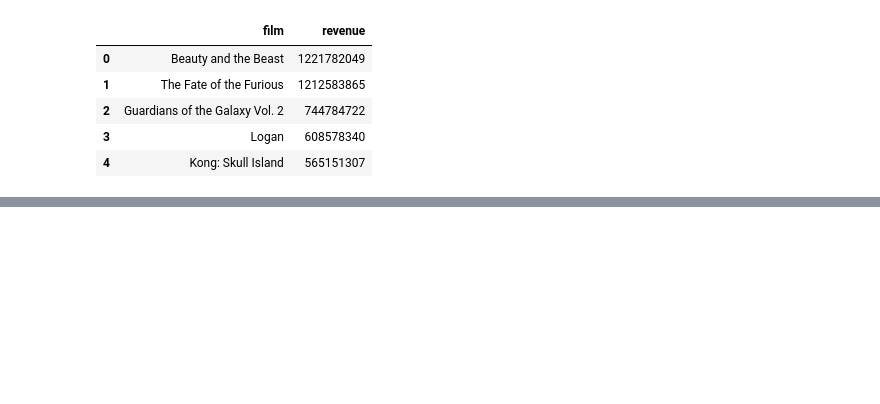
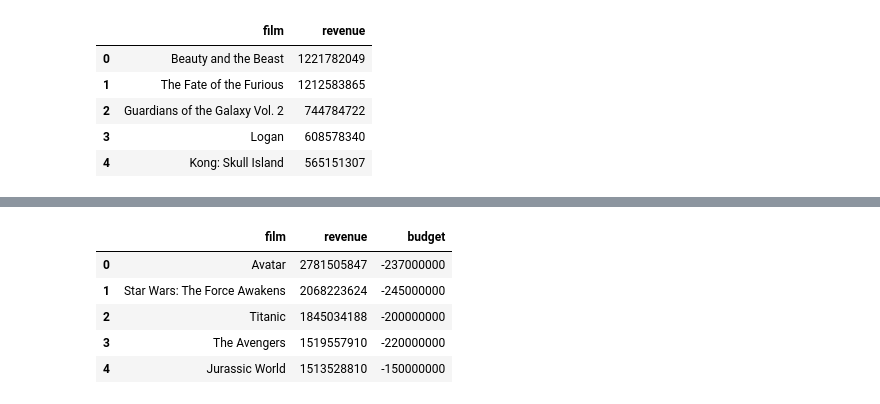
Before and after one commit to M0nica/datalogues-outdated, a Jupyter notebook: content/posts/tmdb-api.ipynb, the cells around one changed output, grey strips where cells are left out. Drawn from its saved outputs; the diff is of its cells as text; code cells hidden in the pictures; blank space fills up the shorter version.

```diff
--- a/content/posts/tmdb-api.ipynb
+++ b/content/posts/tmdb-api.ipynb
@@ -127,0 +110,9 @@ highest_revenue_films
+# %%
+highest_revenue_ever_df.head()
+# %% [output]
+|  | film | revenue | budget |
+| 0 | Avatar | 2781505847 | -237000000 |
+| 1 | Star Wars: The Force Awakens | 2068223624 | -245000000 |
+| 2 | Titanic | 1845034188 | -200000000 |
+| 3 | The Avengers | 1519557910 | -220000000 |
+| 4 | Jurassic World | 1513528810 | -150000000 |
```
Also changed, not shown: parts of 23 cells of this notebook, 29 other files.
